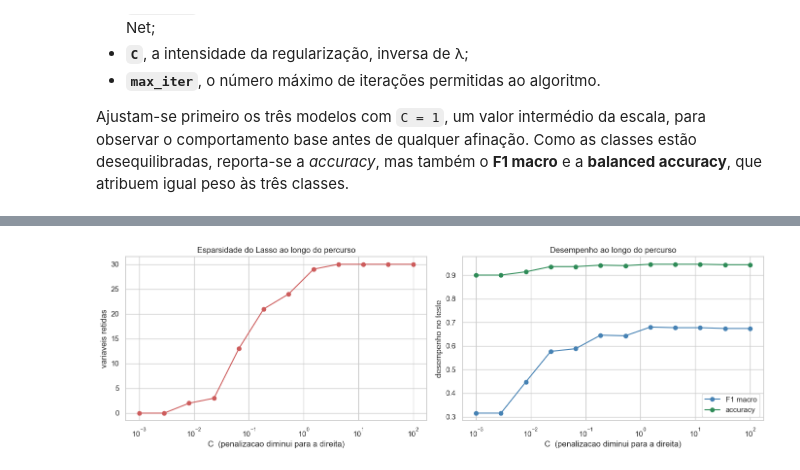
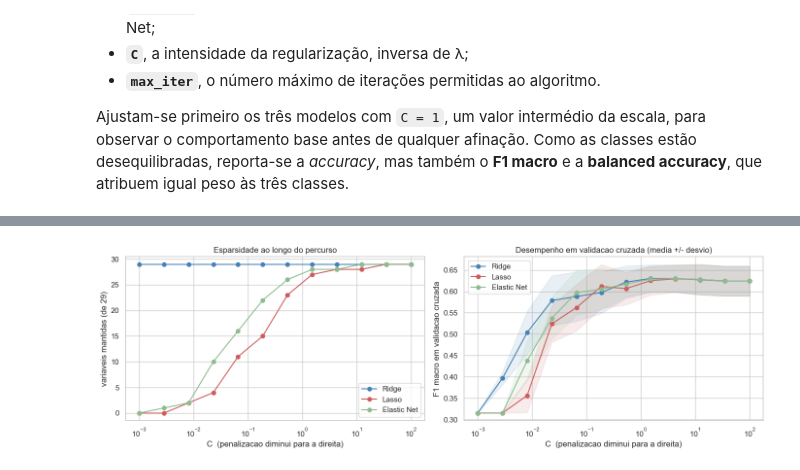
Before and after one commit to AmirMasnavi/APRAU-group-22, a Jupyter notebook: notebooks/05_feature_selection.ipynb, the cells around one changed output, grey strips where cells are left out. Saved outputs shown, nothing was run; the diff lists cells and outputs as text; code cells hidden in the pictures.

```diff
--- a/notebooks/05_feature_selection.ipynb
+++ b/notebooks/05_feature_selection.ipynb
@@ -74,7 +80,7 @@ pd.set_option('display.max_columns', 60)
 pd.set_option('display.float_format', '{:.4f}'.format)
 sns.set_theme(style='whitegrid', context='notebook')
 
-RANDOM_STATE = 42
+RANDOM_STATE = 22
 print('scikit-learn:', sklearn.__version__)
 
 nome_ficheiro = 'dataset_grupo_22.csv'
@@ -86,8 +92,8 @@ if caminho is None:
 df = pd.read_csv(caminho)
 TARGET_REG, TARGET_CLS = 'target_regression', 'target_class'
 
-# Colunas removidas com base na analise exploratoria (constante e redundantes)
-REMOVIDAS = ['calcium_baseline', 'age_normalized', 'systolic_index']
+# Colunas removidas na analise exploratoria: constante, duplicadas e sem ligacao ao paciente
+REMOVIDAS = ['calcium_baseline', 'age_normalized', 'systolic_index', 'ldl_alternative']
 
 num_cols = [c for c in df.select_dtypes(include='number').columns
             if c not in REMOVIDAS + [TARGET_REG]]
@@ -109,6 +115,12 @@ X_test_esc = escalador.transform(X_test)
 
 cv = StratifiedKFold(n_splits=5, shuffle=True, random_state=RANDOM_STATE)
 
+# Nomes das duas contagens usadas em todo o notebook, com o total no proprio nome
+N_COLUNAS = len(colunas)
+N_VARIAVEIS = len(num_cols) + len(cat_cols)
+COL_COLUNAS = f'colunas mantidas (de {N_COLUNAS})'
+COL_VARIAVEIS = f'variaveis mantidas (de {N_VARIAVEIS})'
+
 print(f'Variaveis originais: {len(num_cols)} numericas + {len(cat_cols)} categoricas '
       f'= {len(num_cols) + len(cat_cols)}')
 print(f'Colunas apos get_dummies: {len(colunas)}')
@@ -172,8 +185,8 @@ for nome, ratio in MODELOS:
     modelo.fit(X_train_esc, y_train)
     linhas.append(metricas(modelo, X_test_esc, nome,
                            {'l1_ratio': ratio, 'C': 1.0,
-                            'nao nulos': int((magnitudes(modelo) > 1e-4).sum())}))
+                            COL_COLUNAS: int((magnitudes(modelo) > 1e-4).sum())}))
 
 pd.DataFrame(linhas).set_index('modelo')[['l1_ratio', 'C', 'accuracy',
-                                          'F1 macro', 'balanced acc', 'nao nulos']]
+                                          'F1 macro', 'balanced acc', COL_COLUNAS]]
 # %% [output]
@@ -243,18 +296,26 @@ percurso
 # %%
 fig, (ax1, ax2) = plt.subplots(1, 2, figsize=(14, 4.5))
+cores = {'Ridge': 'steelblue', 'Lasso': 'indianred', 'Elastic Net': 'darkseagreen'}
 
-ax1.plot(percurso['C'], percurso['variaveis retidas'], 'o-', color='indianred')
+for nome, _ in MODELOS:
+    linhas_modelo = percurso[percurso['modelo'] == nome]
+    ax1.plot(linhas_modelo['C'], linhas_modelo[COL_VARIAVEIS], 'o-',
+             color=cores[nome], label=nome)
+    media = linhas_modelo['F1 macro (CV)']
+    desvio = linhas_modelo['desvio (CV)']
+    ax2.plot(linhas_modelo['C'], media, 'o-', color=cores[nome], label=nome)
+    ax2.fill_between(linhas_modelo['C'], media - desvio, media + desvio,
+                     color=cores[nome], alpha=0.12)
+
 ax1.set_xscale('log'); ax1.set_xlabel('C  (penalizacao diminui para a direita)')
-ax1.set_ylabel('variaveis retidas')
-ax1.set_title('Esparsidade do Lasso ao longo do percurso')
+ax1.set_ylabel(COL_VARIAVEIS)
+ax1.set_title('Esparsidade ao longo do percurso'); ax1.legend()
 
-ax2.plot(percurso['C'], percurso['F1 macro'], 'o-', color='steelblue', label='F1 macro')
-ax2.plot(percurso['C'], percurso['accuracy'], 'o-', color='seagreen', label='accuracy')
 ax2.set_xscale('log'); ax2.set_xlabel('C  (penalizacao diminui para a direita)')
-ax2.set_ylabel('desempenho no teste')
-ax2.set_title('Desempenho ao longo do percurso'); ax2.legend()
+ax2.set_ylabel('F1 macro em validacao cruzada')
+ax2.set_title('Desempenho em validacao cruzada (media +/- desvio)'); ax2.legend()
 
 plt.tight_layout(); plt.show()
 # %% [output]
-[figure, old version]
+[figure, new version]
 # %% [markdown]
```
Also changed, not shown: parts of 31 cells of this notebook, 7 other files.
